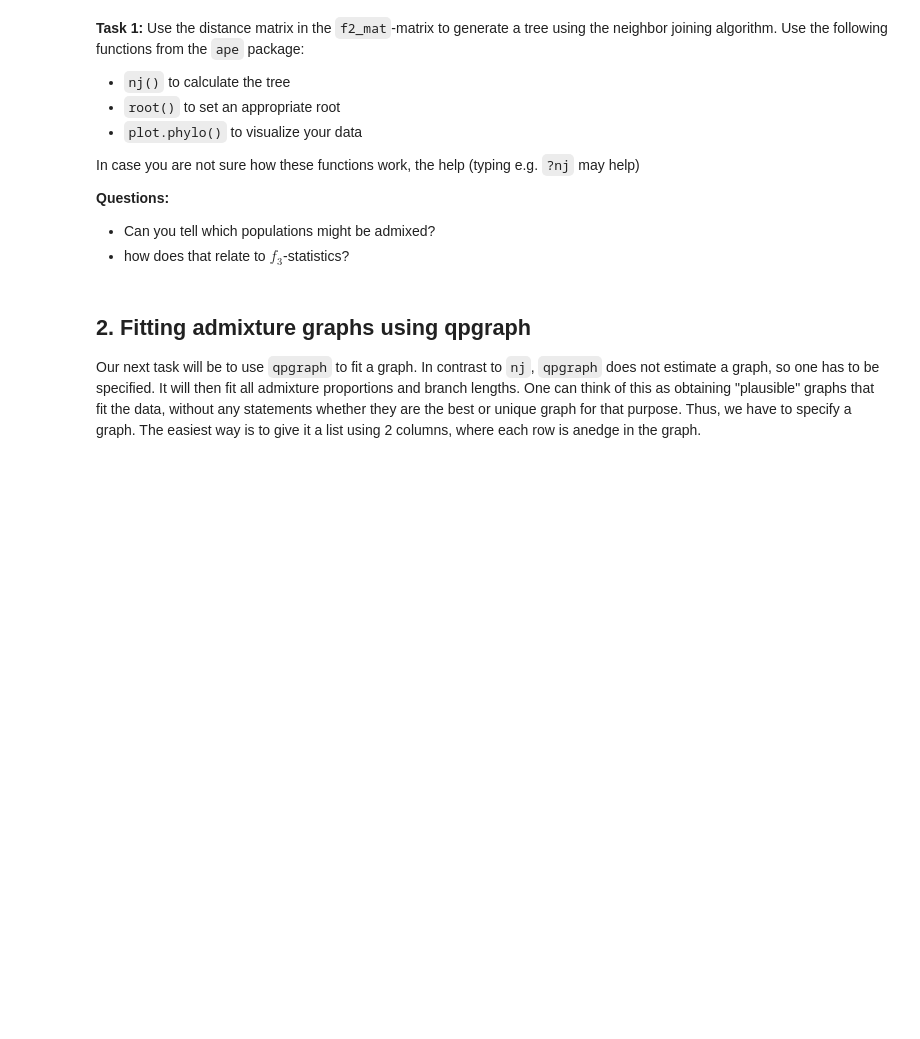
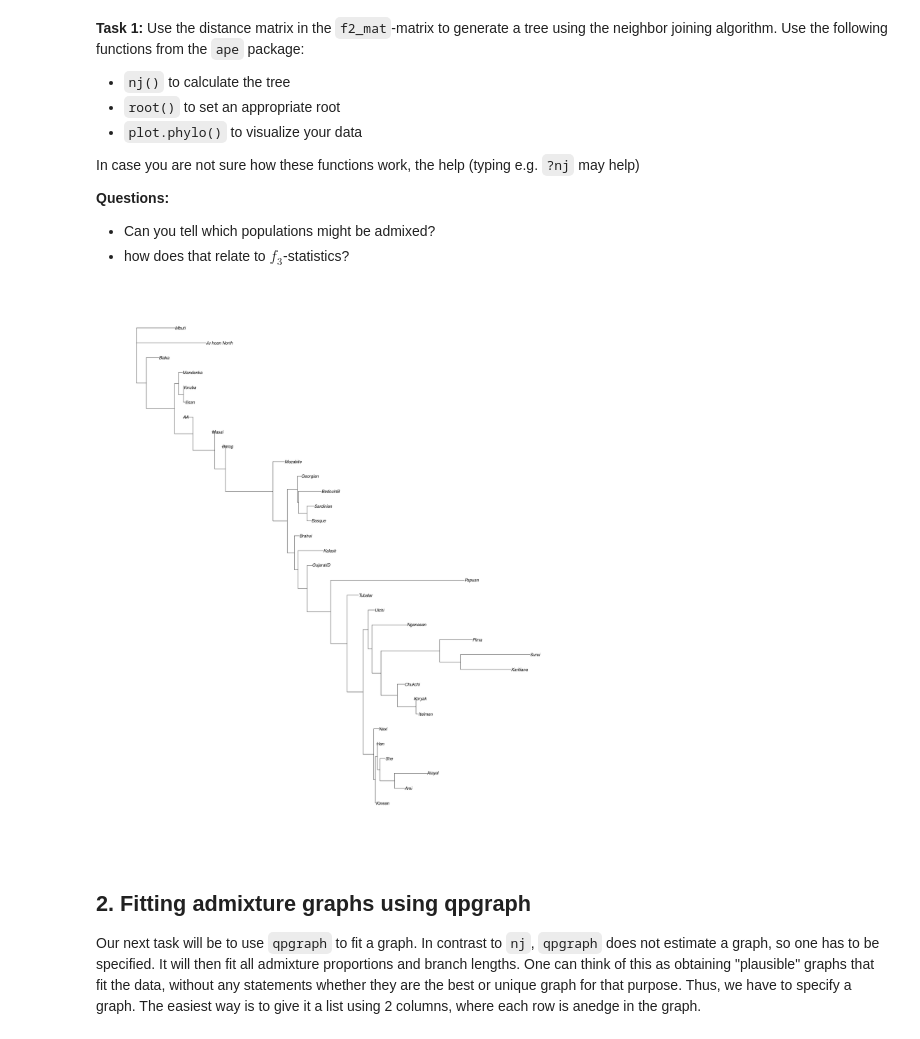
Before and after one commit to BenjaminPeter/cph_course, a Jupyter notebook: Admixture Graphs Tutorial.ipynb, the cells around one changed output. Drawn from its saved outputs; the diff is of its cells as text; code cells hidden in the pictures; blank space fills up the shorter version.

```diff
--- a/Admixture Graphs Tutorial.ipynb
+++ b/Admixture Graphs Tutorial.ipynb
@@ -62,7 +18,7 @@ pops
 Many methods to visualize population structure between many populations can be written as functions of a _distance matrix_, like a matrix of $F_2$ or $F_{ST}$-values. These methods include principal component analysis, trees and admixture graphs, the latter two we will focus on today. In distance matrices, large values mean that samples are less similar to each other, in contrast to similarity matrices where large values imply samples are _more_ alike.
 # %%
 #here we read all possible f2 values
-f2s = read_f2('/ricco/data/ben/fstats_tutorial/fdata/worldfoci2')
+f2s = read_f2(glue('{dd}/fdata/worldfoci2'))
 
 #we arrange them into a matrix
 f2_mat = f2_matrix(f2s)
@@ -83,6 +39,10 @@ In case you are not sure how these functions work, the help (typing e.g. `?nj` m
 **Questions:**
    - Can you tell which populations might be admixed?
    - how does that relate to $f_3$-statistics?
+# %%
+f2_mat %>% nj %>% root('Mbuti') %>% plot
+# %% [output]
+[figure, added]
 # %% [markdown]
 ## 2. Fitting admixture graphs using qpgraph
 Our next task will be to use `qpgraph` to fit a graph. In contrast to `nj`, `qpgraph` does not estimate a graph, so one has to be specified. It will then fit all admixture proportions and branch lengths. One can think of this as obtaining "plausible" graphs that fit the data, without any statements whether they are the best or unique graph for that purpose. Thus, we have to specify a graph. The easiest way is to give it a list using 2 columns, where each row is anedge in the graph.
```
Also changed, not shown: parts of 8 cells of this notebook, 2 other files.
